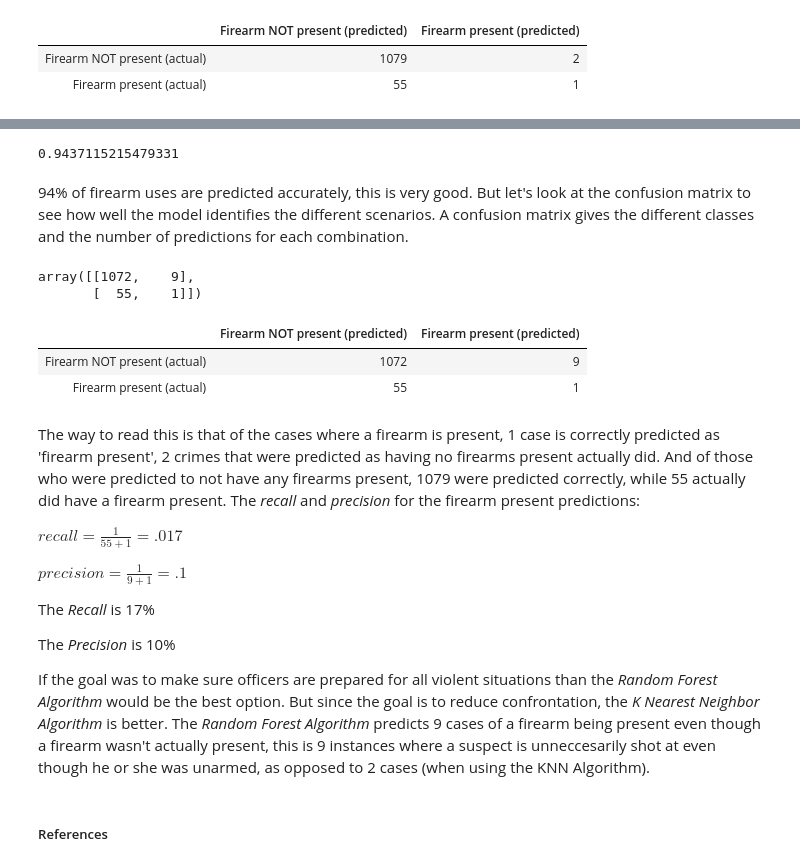
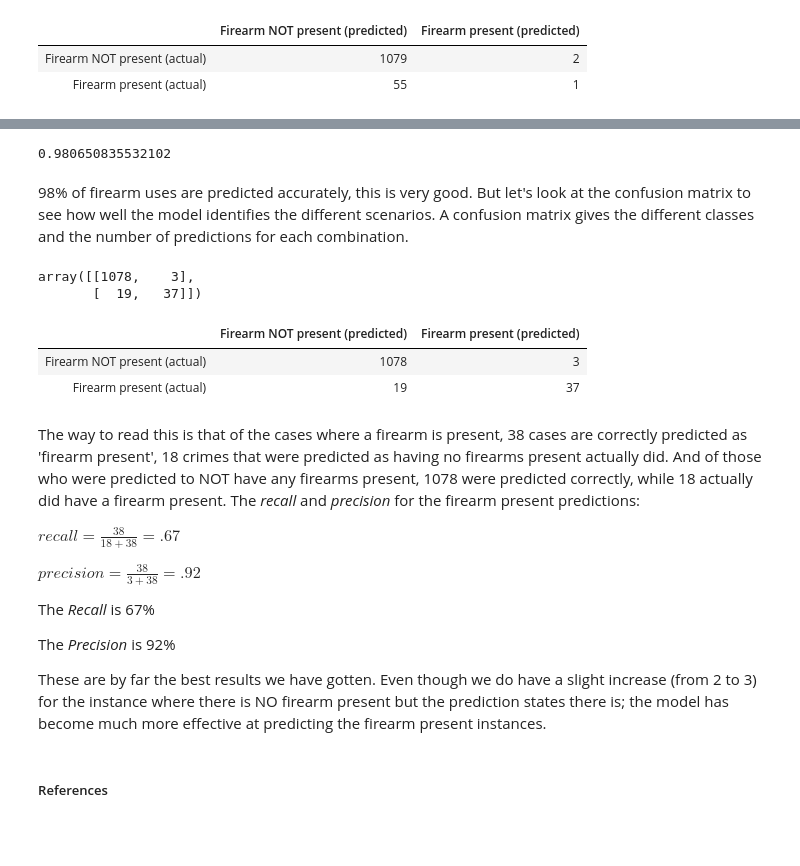
Before and after one commit to mar-berk/Machine-learning, a Jupyter notebook: Final Project/Crime Prediction.ipynb, the cells around one changed output, grey strips where cells are left out. Cells and saved outputs as stored; diff of their text form; code cells hidden in the pictures; blank space fills up the shorter version.

```diff
--- a/Final Project/Crime Prediction.ipynb
+++ b/Final Project/Crime Prediction.ipynb
@@ -192,40 +358,52 @@ We might improve our scores by trying out different values of _k_.
+# %%
+dummies = pd.get_dummies(df['Description'])#make dummie variables for the area
+dummies
+df = pd.concat([df, dummies], axis=1) #the axis=1 means: add it to the columns
+# %%
+from sklearn.preprocessing import normalize #get the function needed to normalize our data.
+
+x = df[['M', 'F', 'Age', 'CPD', 'EPD', 'MPD', 'NPD', 'OSPD', 'SCP', 'Day_flag_False','Stolen Auto', 'Trafficking in Identifications', 'Stealing – Shoplift', 'Alcohol Influence Report', 'Assault (Aggravated)','City Weapons Offense', 'Disorderly Conduct','Weapon Law Violations','Aggravated Assault']] #create the X matrix
+x = normalize(x) #normalize the matrix to put everything on the same scale
+y = df['Firearm_Used'] #create the y-variable
+x_train, x_test, y_train, y_test = train_test_split(x, y, test_size=0.3, random_state=1) #split the data, store it into different variables
 # %%
-from sklearn.ensemble import RandomForestClassifier
-rf = RandomForestClassifier() #create a Random forest-classifier
-rf = rf.fit(X_train, y_train) #this fits the k-nearest neigbor model with the train data
-rf.score(X_test, y_test) #calculate the fit on the test data
+from sklearn.neighbors import KNeighborsClassifier #the object class we need
+
+knn = KNeighborsClassifier(n_neighbors=5) #create a KNN-classifier with 5 neighbors (default)
+knn = knn.fit(x_train, y_train) #this fits the k-nearest neigbor model with the train data
+knn.score(x_test, y_test) #calculate the fit on the test data
 # %% [output]
-0.9437115215479331
+0.980650835532102
 # %% [markdown]
-94% of firearm uses are predicted accurately, this is very good. But let's look at the confusion matrix to see how well the model identifies the different scenarios. A confusion matrix gives the different classes and the number of predictions for each combination.
+98% of firearm uses are predicted accurately, this is very good. But let's look at the confusion matrix to see how well the model identifies the different scenarios. A confusion matrix gives the different classes and the number of predictions for each combination.
 # %%
 from sklearn.metrics import confusion_matrix
-y_test_pred = rf.predict(X_test) #the predicted values
+y_test_pred = knn.predict(x_test) #the predicted values
 cm = confusion_matrix(y_test, y_test_pred) #creates a "confusion matrix"
 cm
 # %% [output]
-array([[1072,    9],
-       [  55,    1]])
+array([[1078,    3],
+       [  19,   37]])
 # %%
-conf_matrix = pd.DataFrame(cm, index=['Firearm NOT present (actual)', 'Firearm present (actual)'], columns = ['Firearm NOT present (predicted)', 'Firearm present (predicted)'])
-conf_matrix
+conf_matrix2 = pd.DataFrame(cm, index=['Firearm NOT present (actual)', 'Firearm present (actual)'], columns = ['Firearm NOT present (predicted)', 'Firearm present (predicted)'])
+conf_matrix2
 # %% [output]
 |  | Firearm NOT present (predicted) | Firearm present (predicted) |
-| Firearm NOT present (actual) | 1072 | 9 |
-| Firearm present (actual) | 55 | 1 |
+| Firearm NOT present (actual) | 1078 | 3 |
+| Firearm present (actual) | 19 | 37 |
 # %% [markdown]
-The way to read this is that of the cases where a firearm is present, 1 case is correctly predicted as 'firearm present', 2 crimes that were predicted as having no firearms present actually did. And of those who were predicted to not have any firearms present, 1079 were predicted correctly, while 55 actually did have a firearm present. The _recall_ and _precision_ for the firearm present predictions:
+The way to read this is that of the cases where a firearm is present, 38 cases are correctly predicted as 'firearm present', 18 crimes that were predicted as having no firearms present actually did. And of those who were predicted to NOT have any firearms present, 1078 were predicted correctly, while 18 actually did have a firearm present. The _recall_ and _precision_ for the firearm present predictions:
 
-$recall = \frac{1}{55 + 1} = .017$
+$recall = \frac{38}{18 + 38} = .67$
 
-$precision = \frac{1 }{ 9 + 1} = .1$
+$precision = \frac{38 }{ 3 + 38} = .92$
 
 
-The _Recall_ is 17%
+The _Recall_ is 67%
 
-The _Precision_ is 10%
+The _Precision_ is 92%
 
-If the goal was to make sure officers are prepared for all violent situations than the _Random Forest Algorithm_ would be the best option. But since the goal is to reduce confrontation, the _K Nearest Neighbor Algorithm_ is better. The _Random Forest Algorithm_ predicts 9 cases of a firearm being present even though a firearm wasn't actually present, this is 9 instances where a suspect is unneccesarily shot at even though he or she was unarmed, as opposed to 2 cases (when using the KNN Algorithm).
+These are by far the best results we have gotten. Even though we do have a slight increase (from 2 to 3) for the instance where there is NO firearm present but the prediction states there is; the model has become much more effective at predicting the firearm present instances.
 # %% [markdown]
 ##### References
 # %% [markdown]
```
Also changed, not shown: parts of 46 cells of this notebook, 1 other file.
